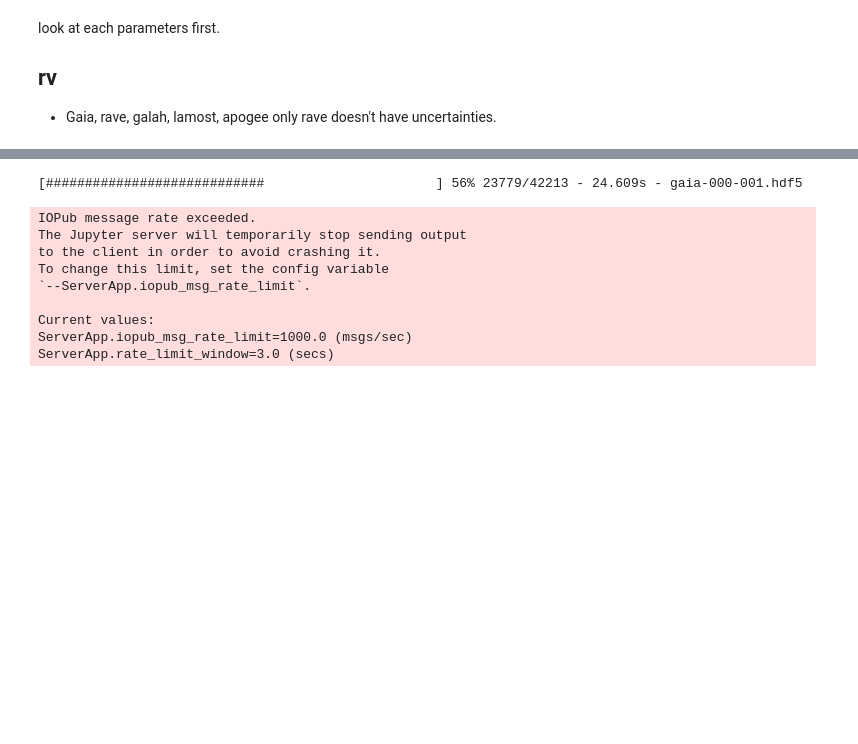
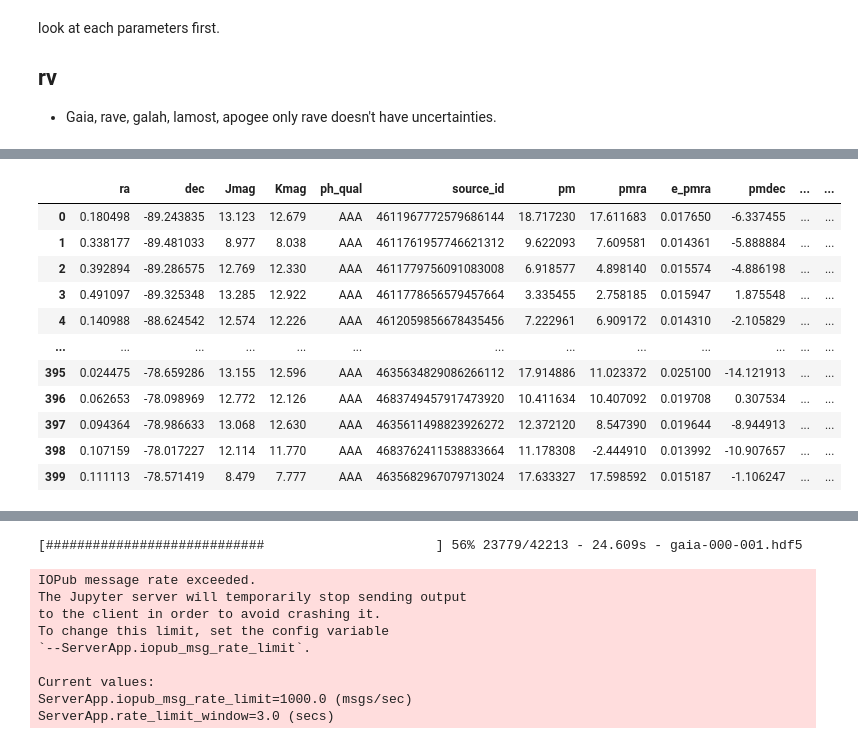
Before and after one commit to Alisyaifudin/Thesis-Project, a Jupyter notebook: 2_Cleaning/2.2. Best Parameters.ipynb, the cells around one changed output, grey strips where cells are left out. Saved outputs shown, nothing was run; the diff lists cells and outputs as text; code cells hidden in the pictures; blank space fills up the shorter version.

```diff
--- a/2_Cleaning/2.2. Best Parameters.ipynb
+++ b/2_Cleaning/2.2. Best Parameters.ipynb
@@ -534,0 +382,78 @@ only rave doesn't have uncertainties.
+# %%
+catalogs_rv = [
+    {"name": "gaia", "value": "rv_gaia", "e_value_upper": "e_rv_gaia", "e_value_lower": "e_rv_gaia", "sym": True},
+    {"name": "rave", "value": "rv_rave", "e_value_upper": "e_rv_rave", "e_value_lower": "e_rv_rave", "sym": True},
+    {"name": "galah", "value": "rv_galah", "e_value_upper": "e_rv_galah", "e_value_lower": "e_rv_galah", "sym": True},
+    {"name": "lamost", "value": "rv_lamost", "e_value_upper": "e_rv_lamost", "e_value_lower": "e_rv_lamost", "sym": True},
+    {"name": "apogee", "value": "rv_apogee", "e_value_upper": "e_rv_apogee", "e_value_lower": "e_rv_apogee", "sym": True},
+]
+
+catalogs_teff = [
+    {"name": "gspphot", "value": "teff_gspphot", "e_value_upper": "teff_gspphot_upper", "e_value_lower": "teff_gspphot_lower", "sym": False},
+    {"name": "rave", "value": "teff_rave", "e_value_upper": None, "e_value_lower": None, "sym": None},
+    {"name": "galah", "value": "teff_galah", "e_value_upper": "e_teff_galah", "e_value_lower": "e_teff_galah", "sym": True},
+    {"name": "lamost", "value": "teff_lamost", "e_value_upper": "e_teff_lamost", "e_value_lower": "e_teff_lamost", "sym": True},
+    {"name": "apogee", "value": "teff_apogee", "e_value_upper": "e_teff_apogee", "e_value_lower": "e_teff_apogee", "sym": True},
+]
+catalogs_logg = [
+    {"name": "gspphot", "value": "logg_gspphot", "e_value_upper": "logg_gspphot_upper", "e_value_lower": "logg_gspphot_lower", "sym": False},
+    {"name": "rave", "value": "logg_rave", "e_value_upper": None, "e_value_lower": None, "sym": None},
+    {"name": "galah", "value": "logg_galah", "e_value_upper": "e_logg_galah", "e_value_lower": "e_logg_galah", "sym": True},
+    {"name": "lamost", "value": "logg_lamost", "e_value_upper": "e_logg_lamost", "e_value_lower": "e_logg_lamost", "sym": True},
+    {"name": "apogee", "value": "logg_apogee", "e_value_upper": "e_logg_apogee", "e_value_lower": "e_logg_apogee", "sym": True},
+]
+catalogs_feh = [
+    {"name": "galah", "value": "feh_galah", "e_value_upper": None, "e_value_lower": None, "sym": None},
+    {"name": "lamost", "value": "feh_lamost", "e_value_upper": "e_feh_lamost", "e_value_lower": "e_feh_lamost", "sym": True},
+    {"name": "apogee", "value": "feh_apogee", "e_value_upper": "e_feh_apogee", "e_value_lower": "e_feh_apogee", "sym": True},
+]
+
+catalogs_mh = [
+    {"name": "gspphot", "value": "mh_gspphot", "e_value_upper": "mh_gspphot_upper", "e_value_lower": "mh_gspphot_lower", "sym": False},
+    {"name": "gspspec", "value": "mh_gspspec", "e_value_upper": "mh_gspspec_upper", "e_value_lower": "mh_gspspec_lower", "sym": False},
+    {"name": "rave", "value": "mh_rave", "e_value_upper": None, "e_value_lower": None, "sym": None},
+    {"name": "apogee", "value": "mh_apogee", "e_value_upper": "e_mh_apogee", "e_value_lower": "e_mh_apogee", "sym": True},
+]
+
+catalogs = {
+    "rv": catalogs_rv,
+    "teff": catalogs_teff,
+    "logg": catalogs_logg,
+    "feh": catalogs_feh,
+}
+
+for file in files:
+    df_vaex = vaex.open(file)
+    df_vaex = df_vaex
+    t0 = time()
+    df = df_vaex.to_pandas_df()
+    # df = df[:4000]
+    # create empty dataframe
+    df_com = pd.DataFrame()
+    M = 100
+    # iterate dataframe into chunks
+    tot = len(df)//M
+    cols = np.array([])
+    for catalog in catalogs.values():
+        col = np.array([[c['value'], c["e_value_upper"], c["e_value_lower"]] for c in catalog]).flatten()
+        col = np.unique(col[col != None])
+        cols = np.append(cols, col)
+
+    for i, df_chunk in df.groupby(df.index // M):
+        t1 = time()
+        # print(i, len(df_chunk))
+        # iterate chunks into catalogs
+        for par, catalog in catalogs.items():
+            df_chunk = df_chunk.apply(best_pars, axis=1, args=(catalog, par))
+        if len(df_com) == 0:
+            df_com = df_chunk
+        else:
+            df_com = pd.concat([df_com, df_chunk])
+        if i == 3:
+            break
+        progressbar(i/tot*100, info=f"{np.round(t1-t0,2)} s", flush=True)
+    df_com.drop(columns=cols, inplace=True)
+    # df = df.apply(best_pars, axis=1, args=(catalogs_rv, "rv"))
+    break
+df_com
+# %% [output]
@@ -534,0 +461,12 @@ only rave doesn't have uncertainties.
+|  | ra | dec | Jmag | Kmag | ph_qual | source_id | pm | pmra | e_pmra | pmdec | ... | ... |
+| 0 | 0.180498 | -89.243835 | 13.123 | 12.679 | AAA | 4611967772579686144 | 18.717230 | 17.611683 | 0.017650 | -6.337455 | ... | ... |
+| 1 | 0.338177 | -89.481033 | 8.977 | 8.038 | AAA | 4611761957746621312 | 9.622093 | 7.609581 | 0.014361 | -5.888884 | ... | ... |
+| 2 | 0.392894 | -89.286575 | 12.769 | 12.330 | AAA | 4611779756091083008 | 6.918577 | 4.898140 | 0.015574 | -4.886198 | ... | ... |
+| 3 | 0.491097 | -89.325348 | 13.285 | 12.922 | AAA | 4611778656579457664 | 3.335455 | 2.758185 | 0.015947 | 1.875548 | ... | ... |
+| 4 | 0.140988 | -88.624542 | 12.574 | 12.226 | AAA | 4612059856678435456 | 7.222961 | 6.909172 | 0.014310 | -2.105829 | ... | ... |
+| ... | ... | ... | ... | ... | ... | ... | ... | ... | ... | ... | ... | ... |
+| 395 | 0.024475 | -78.659286 | 13.155 | 12.596 | AAA | 4635634829086266112 | 17.914886 | 11.023372 | 0.025100 | -14.121913 | ... | ... |
+| 396 | 0.062653 | -78.098969 | 12.772 | 12.126 | AAA | 4683749457917473920 | 10.411634 | 10.407092 | 0.019708 | 0.307534 | ... | ... |
+| 397 | 0.094364 | -78.986633 | 13.068 | 12.630 | AAA | 4635611498823926272 | 12.372120 | 8.547390 | 0.019644 | -8.944913 | ... | ... |
+| 398 | 0.107159 | -78.017227 | 12.114 | 11.770 | AAA | 4683762411538833664 | 11.178308 | -2.444910 | 0.013992 | -10.907657 | ... | ... |
+| 399 | 0.111113 | -78.571419 | 8.479 | 7.777 | AAA | 4635682967079713024 | 17.633327 | 17.598592 | 0.015187 | -1.106247 | ... | ... |
```
Also changed, not shown: parts of 20 cells of this notebook, 2 other files.
